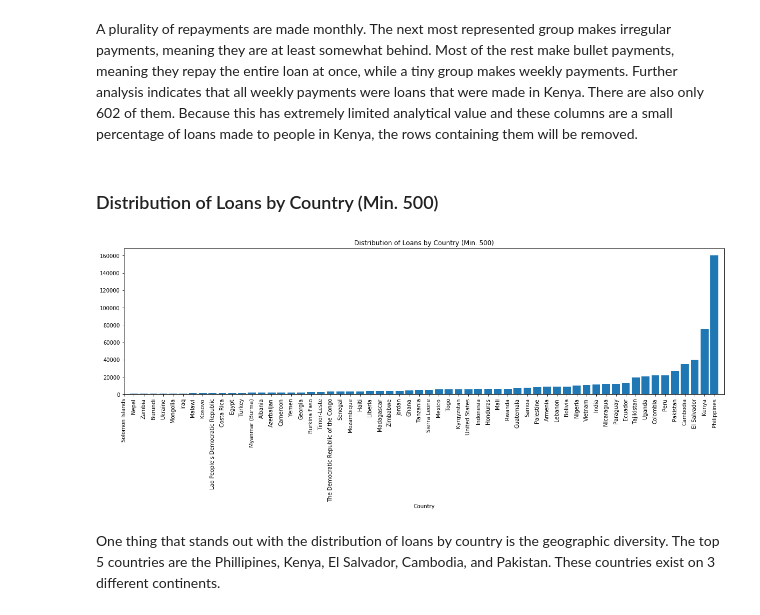
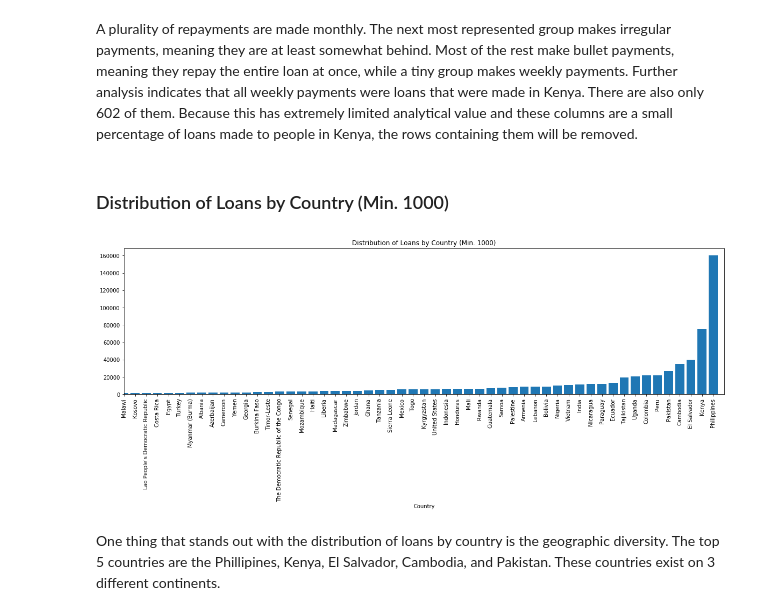
Before and after one commit to ChristopherSJames/kiva_repayment_analysis, a Jupyter notebook: kiva_repayment_analysis.ipynb, the cells around one changed output. Cells and saved outputs as stored; diff of their text form; code cells hidden in the pictures.

```diff
--- a/kiva_repayment_analysis.ipynb
+++ b/kiva_repayment_analysis.ipynb
@@ -108,22 +108,22 @@ A plurality of repayments are made monthly. The next most represented group make
 # Remove rows that have a value of 'weekly' in the repyment_interval column.
 df = df.query('repayment_interval != "weekly"')
 # %% [markdown]
-### Distribution of Loans by Country (Min. 500)
+### Distribution of Loans by Country (Min. 1000)
 # %%
-# Distribution of loans by country (min. 500)
+# Distribution of loans by country (min. 1000)
 plt.figure(figsize = [20, 5])
 country_count = df.groupby('country')['id'].count().sort_values()
 height = country_count
 labels = country_count.index.tolist()
 position = np.arange(1, 87+1, 1)
 
 plt.bar(position, height)
-plt.title('Distribution of Loans by Country (Min. 500)')
+plt.title('Distribution of Loans by Country (Min. 1000)')
 plt.xlabel('Country')
 plt.xticks(position, labels, rotation = 90)
-plt.xlim(left = 27, right = 87+1);
+plt.xlim(left = 34, right = 87+1);
 # %% [output]
-[figure, old version]
+[figure, new version]
 # %% [markdown]
 One thing that stands out with the distribution of loans by country is the geographic diversity. The top 5 countries are the Phillipines, Kenya, El Salvador, Cambodia, and Pakistan. These countries exist on 3 different continents.
 # %% [markdown]
```
Also changed, not shown: parts of 8 cells of this notebook.
